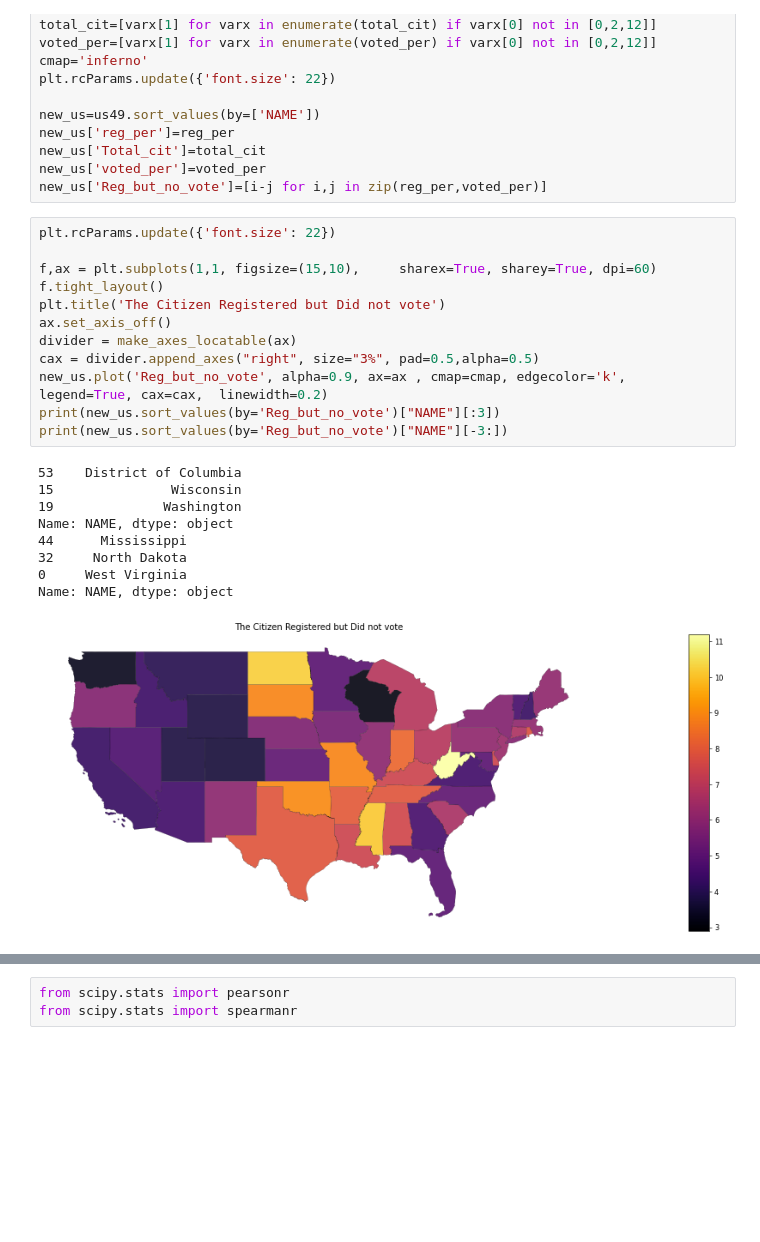
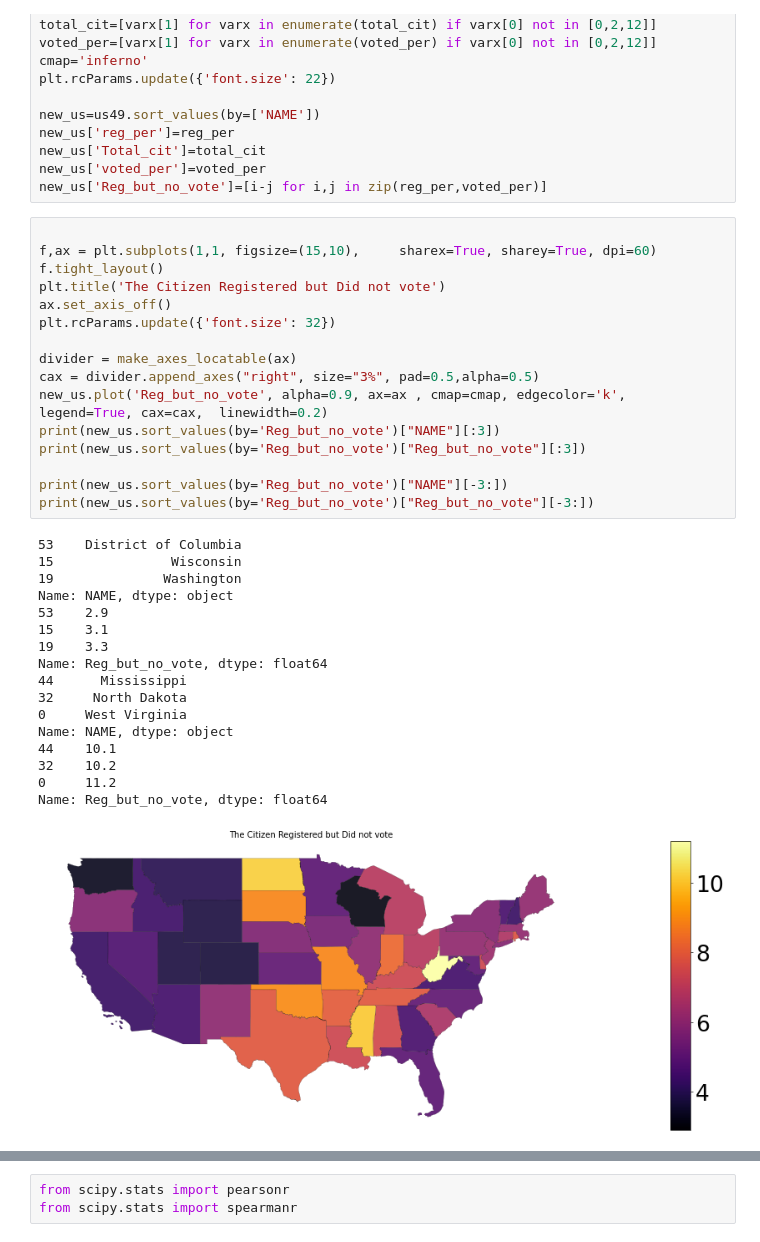
Before and after one commit to mbagci06/ece143, a Jupyter notebook: read_tables_2/table_4ac_plots.ipynb, the cells around one changed output, grey strips where cells are left out. Cells and saved outputs as stored; diff of their text form; blank space fills up the shorter version.

```diff
--- a/read_tables_2/table_4ac_plots.ipynb
+++ b/read_tables_2/table_4ac_plots.ipynb
@@ -69,27 +69,39 @@ new_us['Total_cit']=total_cit
 new_us['voted_per']=voted_per
 new_us['Reg_but_no_vote']=[i-j for i,j in zip(reg_per,voted_per)]
 # %%
-plt.rcParams.update({'font.size': 22})
 
 f,ax = plt.subplots(1,1, figsize=(15,10),     sharex=True, sharey=True, dpi=60)
 f.tight_layout()
 plt.title('The Citizen Registered but Did not vote')
 ax.set_axis_off()
+plt.rcParams.update({'font.size': 32})
+
 divider = make_axes_locatable(ax)
 cax = divider.append_axes("right", size="3%", pad=0.5,alpha=0.5)
 new_us.plot('Reg_but_no_vote', alpha=0.9, ax=ax , cmap=cmap, edgecolor='k', legend=True, cax=cax,  linewidth=0.2)
 print(new_us.sort_values(by='Reg_but_no_vote')["NAME"][:3])
+print(new_us.sort_values(by='Reg_but_no_vote')["Reg_but_no_vote"][:3])
+
 print(new_us.sort_values(by='Reg_but_no_vote')["NAME"][-3:])
+print(new_us.sort_values(by='Reg_but_no_vote')["Reg_but_no_vote"][-3:])
 # %% [output]
 53    District of Columbia
 15               Wisconsin
 19              Washington
 Name: NAME, dtype: object
+53    2.9
+15    3.1
+19    3.3
+Name: Reg_but_no_vote, dtype: float64
 44      Mississippi
 32     North Dakota
 0     West Virginia
 Name: NAME, dtype: object
+44    10.1
+32    10.2
+0     11.2
+Name: Reg_but_no_vote, dtype: float64
-[figure, old version]
+[figure, new version]
 # %%
 f,ax = plt.subplots(1,1, figsize=(15,10),     sharex=True, sharey=True, dpi=60)
 
```
Also changed, not shown: parts of 10 cells of this notebook, 3 other files.
